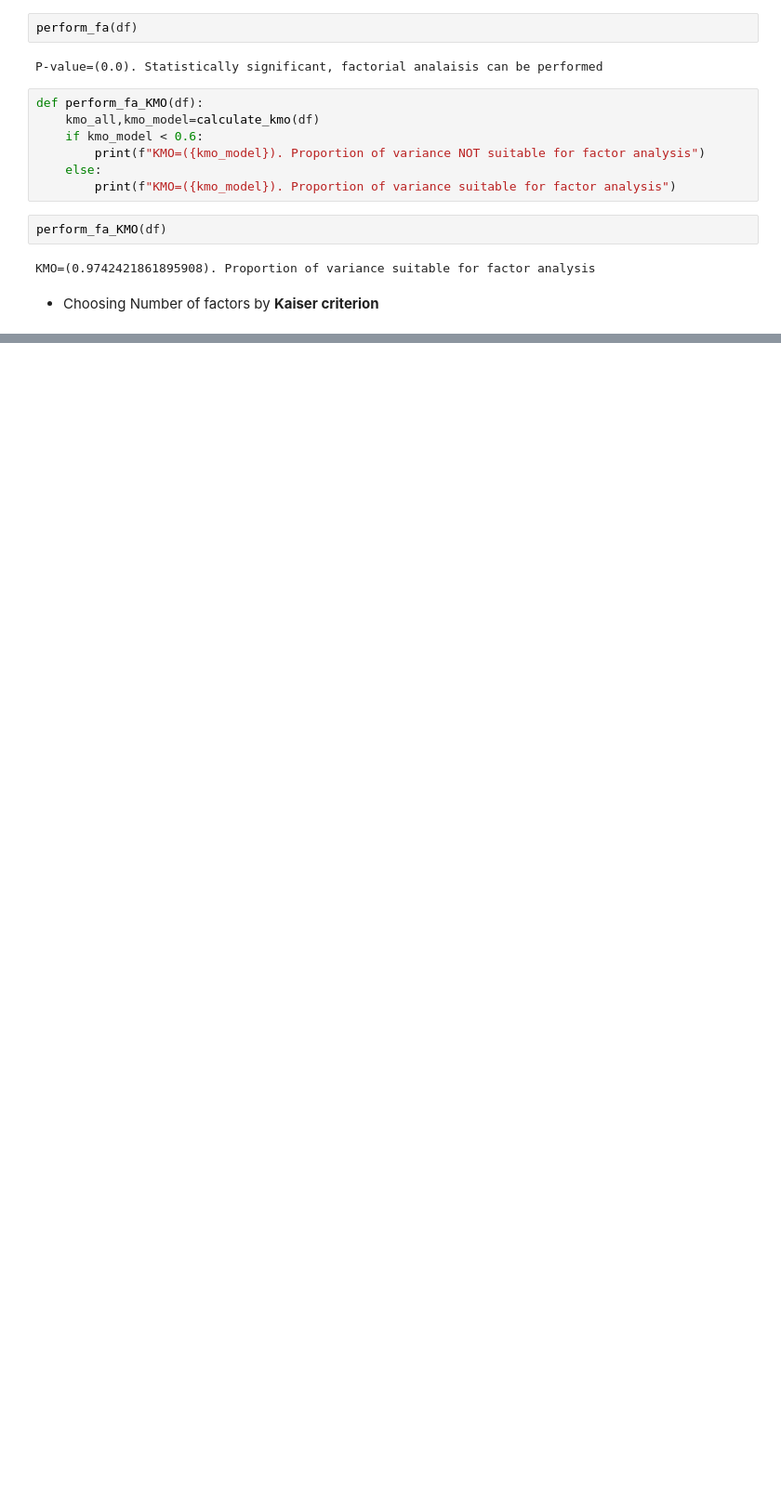
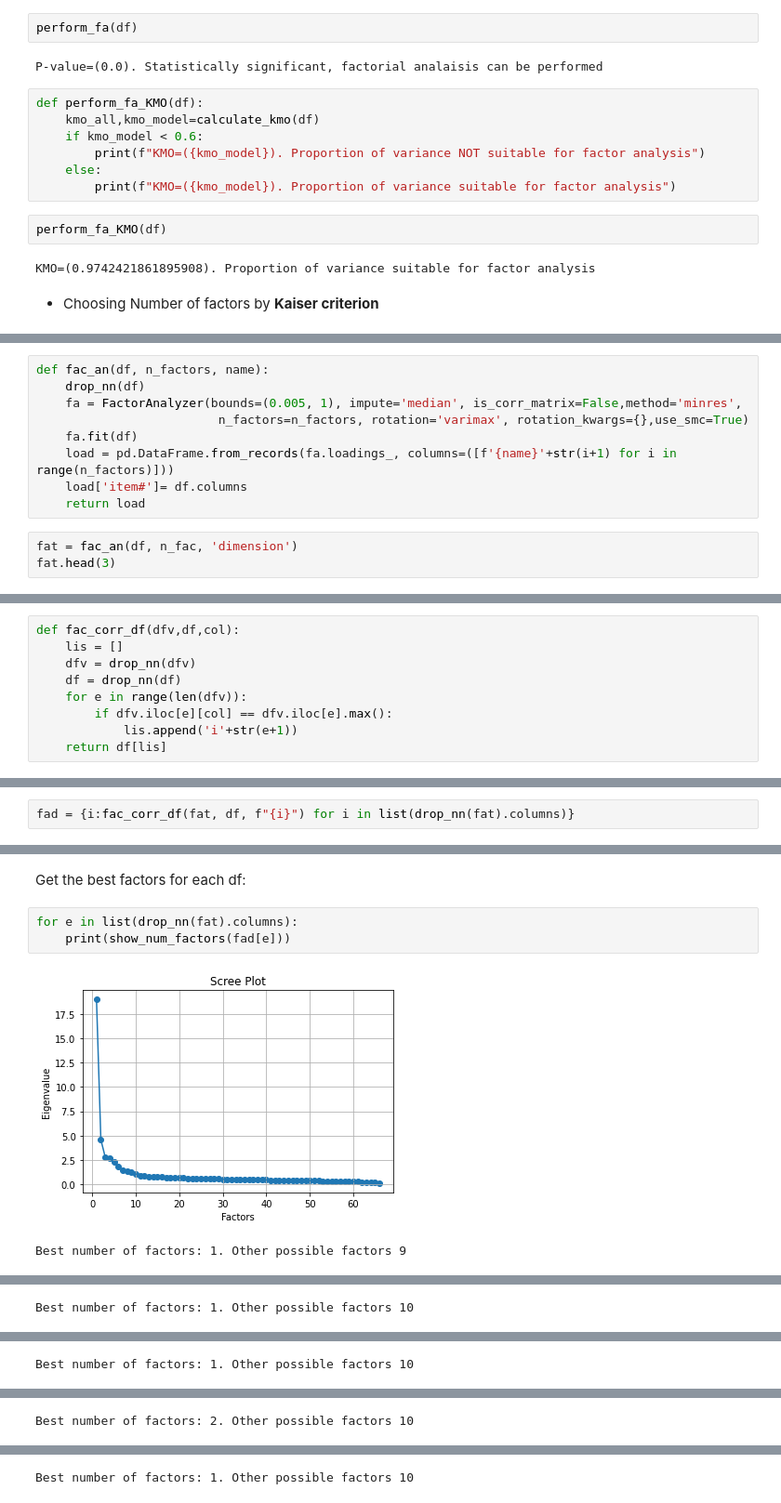
Before and after one commit to AnaSenso/DM0320-final-project, a Jupyter notebook: Item - Factor Analysis.ipynb, the cells around one changed output, grey strips where cells are left out. Shown at 93% size. Cells and saved outputs as stored; diff of their text form; blank space fills up the shorter version.

```diff
--- a/Item - Factor Analysis.ipynb
+++ b/Item - Factor Analysis.ipynb
@@ -64,0 +110,12 @@ type(fac)
+# %%
+def fac_an(df, n_factors, name):
+    drop_nn(df)
+    fa = FactorAnalyzer(bounds=(0.005, 1), impute='median', is_corr_matrix=False,method='minres',
+                         n_factors=n_factors, rotation='varimax', rotation_kwargs={},use_smc=True)
+    fa.fit(df)
+    load = pd.DataFrame.from_records(fa.loadings_, columns=([f'{name}'+str(i+1) for i in range(n_factors)]))
+    load['item#']= df.columns
+    return load
+# %%
+fat = fac_an(df, n_fac, 'dimension')
+fat.head(3)
@@ -64,0 +161,9 @@ type(fac)
+# %%
+def fac_corr_df(dfv,df,col):
+    lis = []
+    dfv = drop_nn(dfv)
+    df = drop_nn(df)
+    for e in range(len(dfv)):
+        if dfv.iloc[e][col] == dfv.iloc[e].max():
+            lis.append('i'+str(e+1))
+    return df[lis]
@@ -64,0 +172,2 @@ type(fac)
+# %%
+fad = {i:fac_corr_df(fat, df, f"{i}") for i in list(drop_nn(fat).columns)}
@@ -64,0 +190,8 @@ type(fac)
+# %% [markdown]
+Get the best factors for each df:
+# %%
+for e in list(drop_nn(fat).columns):
+    print(show_num_factors(fad[e]))
+# %% [output]
+[figure, added]
+Best number of factors: 1. Other possible factors 9
@@ -64,0 +199 @@ type(fac)
+Best number of factors: 1. Other possible factors 10
@@ -64,0 +201 @@ type(fac)
+Best number of factors: 1. Other possible factors 10
@@ -64,0 +203 @@ type(fac)
+Best number of factors: 2. Other possible factors 10
@@ -64,0 +205 @@ type(fac)
+Best number of factors: 1. Other possible factors 10
```
Also changed, not shown: parts of 27 cells of this notebook, 1 other file.
